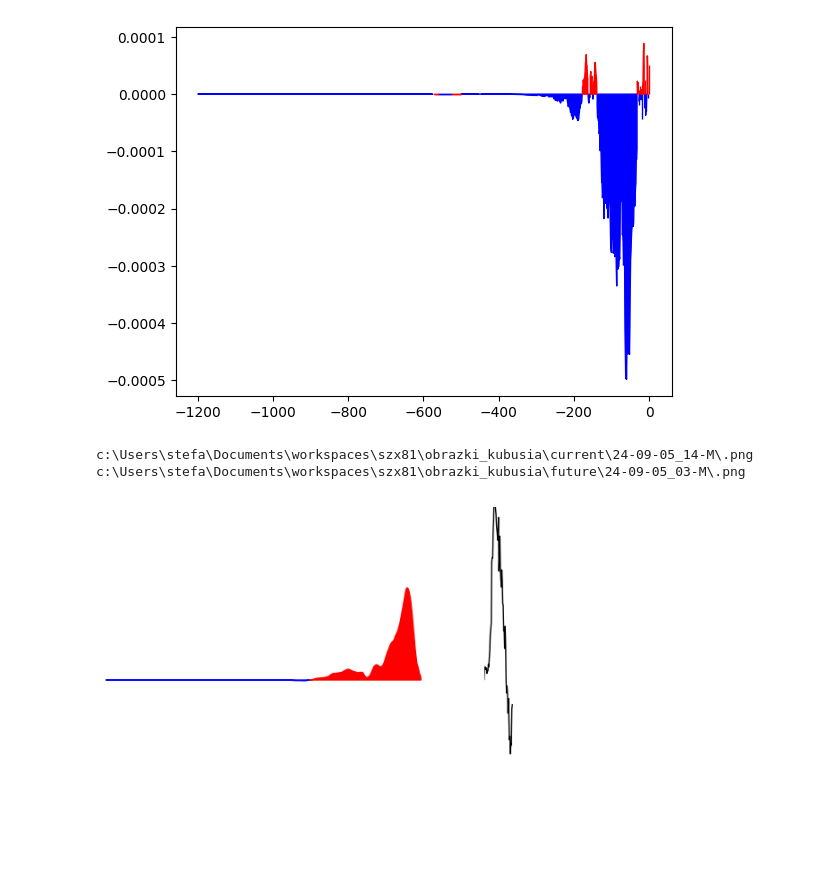
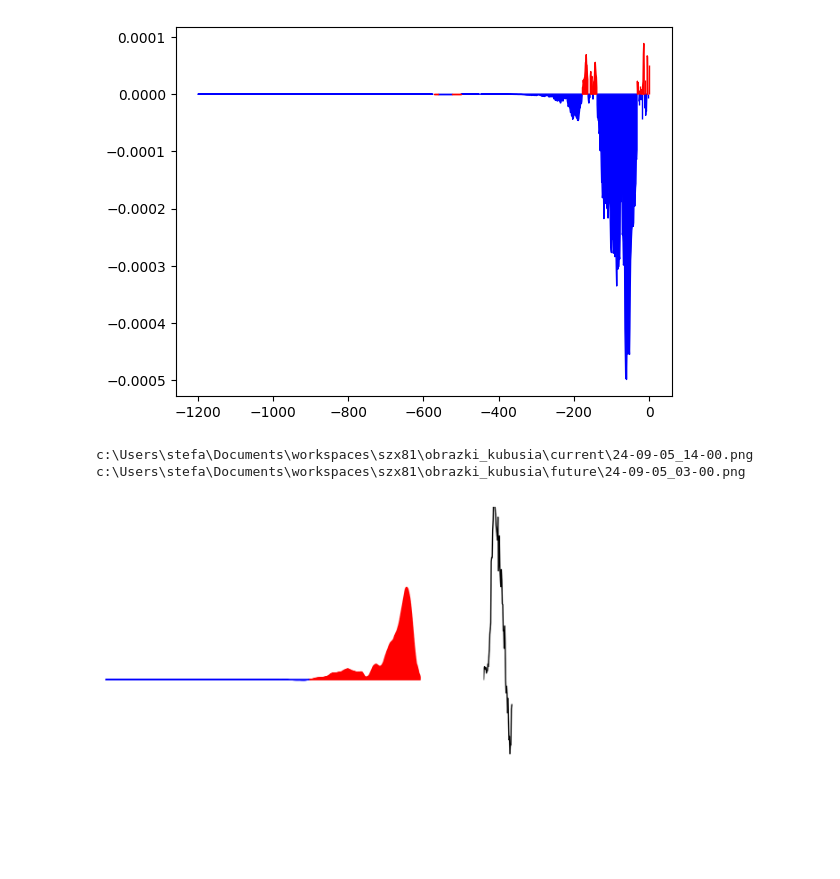
Before and after one commit to stefanzarembinski/szx81, a Jupyter notebook: src/kubusia/gasnace_swieczki.ipynb, the cells around one changed output. Cells and saved outputs as stored; diff of their text form; code cells hidden in the pictures.

```diff
--- a/src/kubusia/gasnace_swieczki.ipynb
+++ b/src/kubusia/gasnace_swieczki.ipynb
@@ -41,13 +41,13 @@ plt.show()
 # %% [output]
 [figure]
 # %%
-CURRENT_RANGE = 11 * 60
-FUTURE_RANGE = 1 * 60
-FRAME_SHIFT = 20
-Y_RANGE = [-2e-3, 2e-3]
+gs.CURRENT_RANGE = 11 * 60
+gs.FUTURE_RANGE = 1 * 60
+gs.FRAME_SHIFT = 20
+gs.Y_RANGE = [-2e-3, 2e-3]
 
 dwa_obrazki(time_start=60, axis_off=True)
 # %% [output]
-c:\Users\stefa\Documents\workspaces\szx81\obrazki_kubusia\current\24-09-05_14-M\.png
-c:\Users\stefa\Documents\workspaces\szx81\obrazki_kubusia\future\24-09-05_03-M\.png
+c:\Users\stefa\Documents\workspaces\szx81\obrazki_kubusia\current\24-09-05_14-00.png
+c:\Users\stefa\Documents\workspaces\szx81\obrazki_kubusia\future\24-09-05_03-00.png
-[figure, old version]
+[figure, new version]
```
Also changed, not shown: parts of 3 cells of this notebook, 1 other file.
